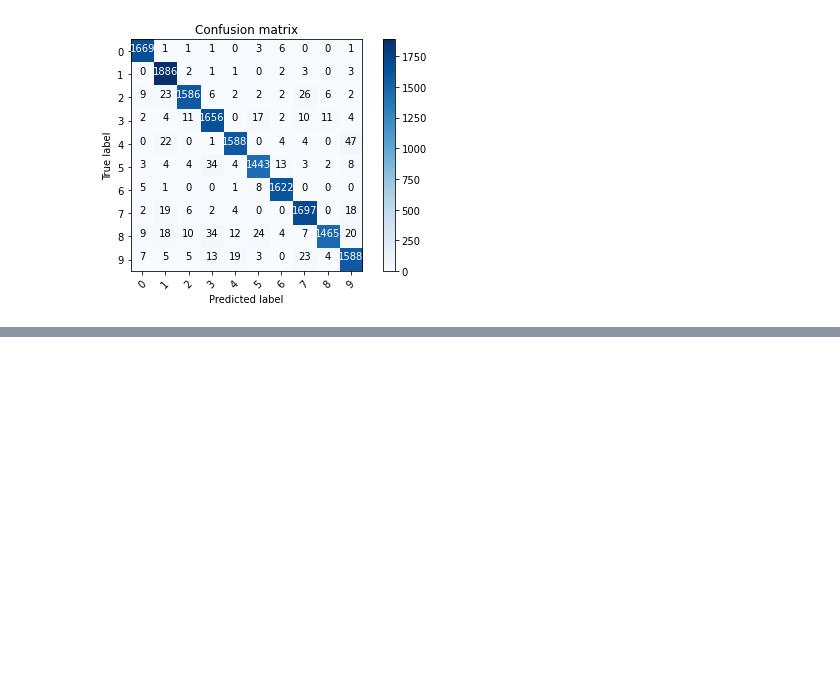
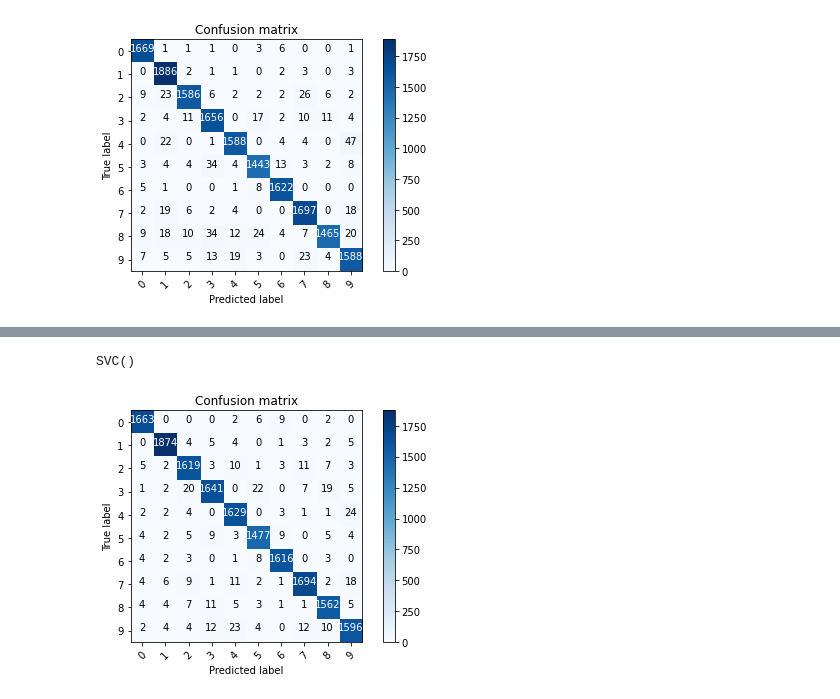
Before and after one commit to chaithrakc/syr_ads_machine_learning, a Jupyter notebook: week08knn_svm_randomforest/hw08/chaithra-hw08-knn-svm-randomforest.ipynb, the cells around one changed output, grey strips where cells are left out. Drawn from its saved outputs; the diff is of its cells as text; code cells hidden in the pictures; blank space fills up the shorter version.

```diff
--- a/week08knn_svm_randomforest/hw08/chaithra-hw08-knn-svm-randomforest.ipynb
+++ b/week08knn_svm_randomforest/hw08/chaithra-hw08-knn-svm-randomforest.ipynb
@@ -260,0 +346,14 @@ weighted avg       0.96      0.96      0.96     16800
+# %%
+svc_rbf_clf = SVC(kernel='rbf')
+svc_rbf_clf.fit(X_train, Y_train)
+# %% [output]
+SVC()
+# %%
+svc_rbf_pred = svc_rbf_clf.predict(X_val)
+# %%
+# compute the confusion matrix
+confusion_svc_rbf = confusion_matrix(Y_val, svc_rbf_pred)
+# plot the confusion matrix
+plot_confusion_matrix(confusion_svc_rbf, classes = range(10))
+# %% [output]
+[figure, added]
```
Also changed, not shown: parts of 40 cells of this notebook.
